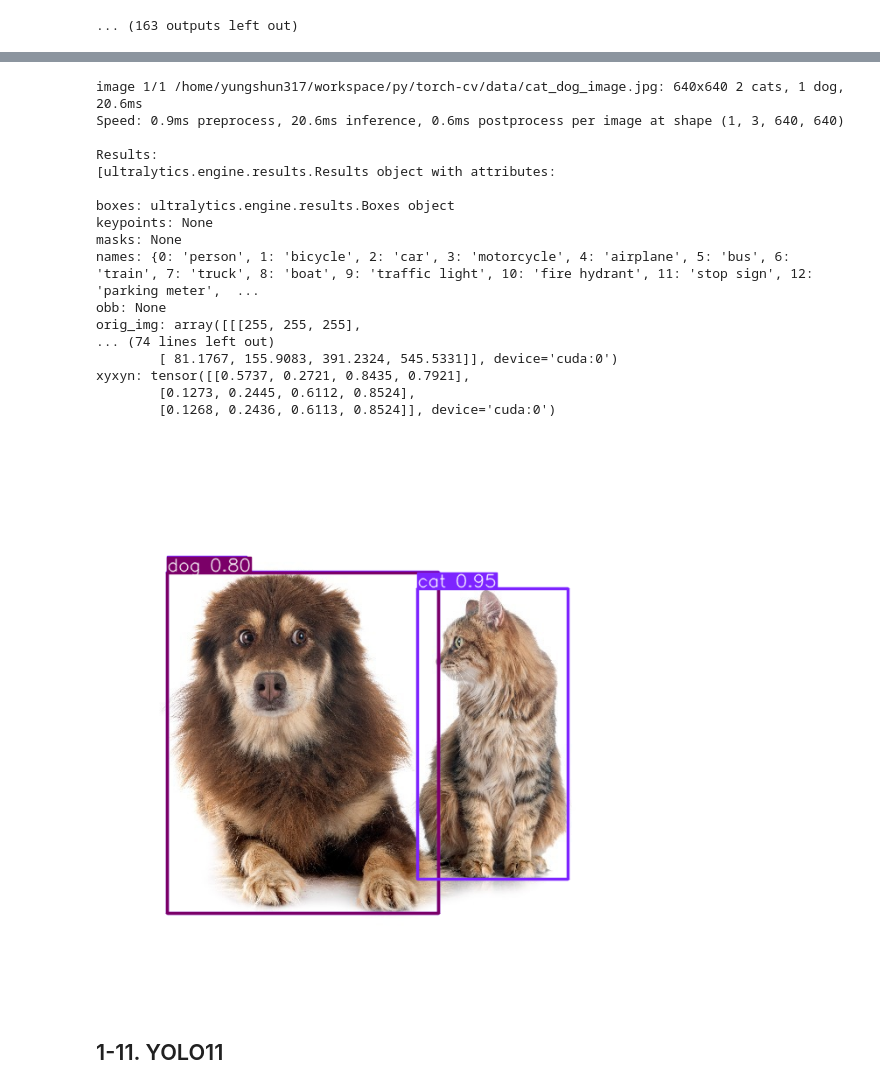
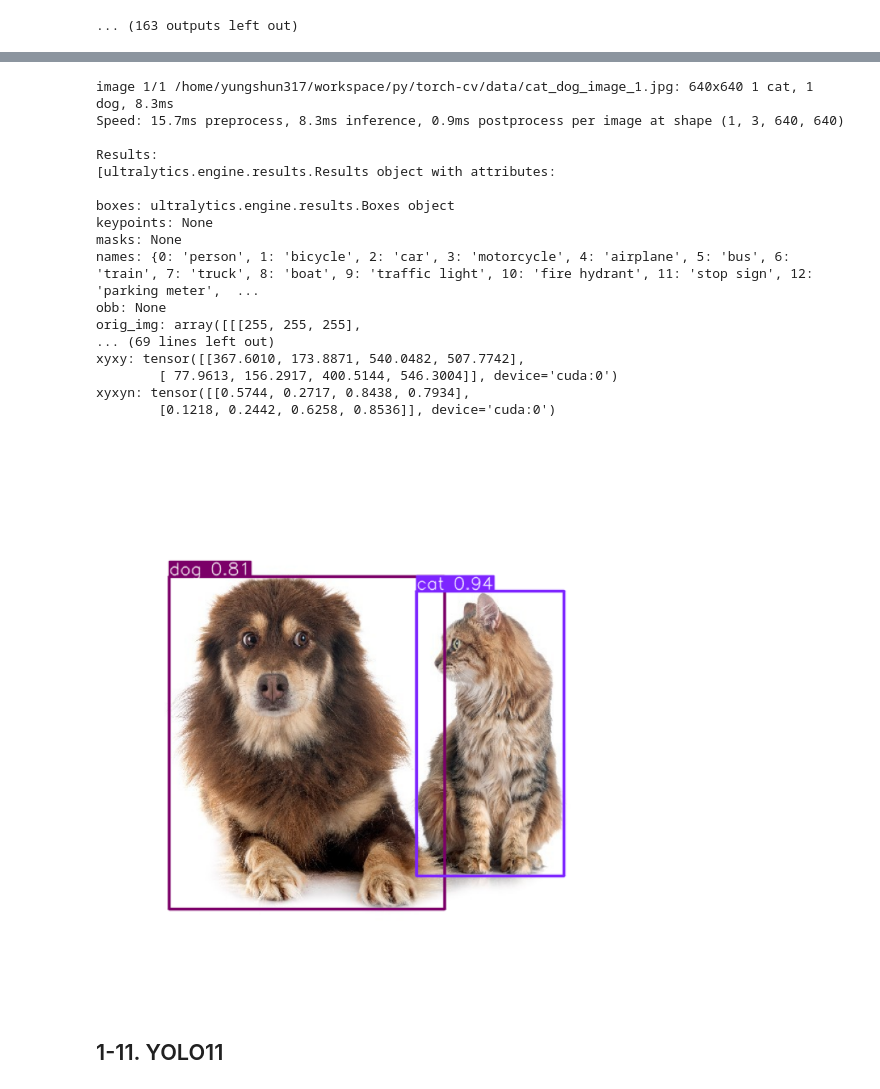
Before and after one commit to yungshun317/torch-cv, a Jupyter notebook: object_detection.ipynb, the cells around one changed output, grey strips where cells are left out. Saved outputs shown, nothing was run; the diff lists cells and outputs as text; code cells hidden in the pictures.

```diff
--- a/object_detection.ipynb
+++ b/object_detection.ipynb
@@ -297,38 +277,52 @@ mAP: 0.8168710535478982
 # %%
 # Prediction
-import torch, cv2
+import os, torch, cv2
 import matplotlib.pyplot as plt
 
-results = model("data/cat_dog_image.jpg")
+image_path = "data/cat_dog_image_1.jpg"
+results = yolov8m_model(image_path)
 print()
 print("Results:")
 print(results)
 print()
 
 for result in results:
     print("Boxes:")
     print(result.boxes)
-    result.show()
-    result.save(filename="outputs/result.jpg")
+
+    # result.show()
+    plt.figure(figsize=(10, 10))
+    plt.imshow(cv2.cvtColor(result.plot(), cv2.COLOR_BGR2RGB))
+    plt.axis('off')
+    plt.show()
+
+    # Display images with matplotlib
+    result.save(filename="outputs/cat_dog_image_result.jpg")
+
+    # print(image_path.split(os.path.sep)[-1])
+    # cat_dog_image.jpg
+    # print(os.path.splitext(image_path.split(os.path.sep)[-1])[0])
+    # cat_dog_image
+    result.save(filename=os.path.splitext("outputs/" + image_path.split(os.path.sep)[-1])[0] + "_" + yolov8m_model.model_name + "_result.jpg")
 # %% [output]
-image 1/1 /home/yungshun317/workspace/py/torch-cv/data/cat_dog_image.jpg: 640x640 2 cats, 1 dog, 20.6ms
-Speed: 0.9ms preprocess, 20.6ms inference, 0.6ms postprocess per image at shape (1, 3, 640, 640)
+image 1/1 /home/yungshun317/workspace/py/torch-cv/data/cat_dog_image_1.jpg: 640x640 1 cat, 1 dog, 8.3ms
+Speed: 15.7ms preprocess, 8.3ms inference, 0.9ms postprocess per image at shape (1, 3, 640, 640)
 
 Results:
 [ultralytics.engine.results.Results object with attributes:
 
 boxes: ultralytics.engine.results.Boxes object
 keypoints: None
 masks: None
 names: {0: 'person', 1: 'bicycle', 2: 'car', 3: 'motorcycle', 4: 'airplane', 5: 'bus', 6: 'train', 7: 'truck', 8: 'boat', 9: 'traffic light', 10: 'fire hydrant', 11: 'stop sign', 12: 'parking meter',  ...
 obb: None
 orig_img: array([[[255, 255, 255],
-... (74 lines left out)
-        [ 81.1767, 155.9083, 391.2324, 545.5331]], device='cuda:0')
-xyxyn: tensor([[0.5737, 0.2721, 0.8435, 0.7921],
-        [0.1273, 0.2445, 0.6112, 0.8524],
-        [0.1268, 0.2436, 0.6113, 0.8524]], device='cuda:0')
+... (69 lines left out)
+xyxy: tensor([[367.6010, 173.8871, 540.0482, 507.7742],
+        [ 77.9613, 156.2917, 400.5144, 546.3004]], device='cuda:0')
+xyxyn: tensor([[0.5744, 0.2717, 0.8438, 0.7934],
+        [0.1218, 0.2442, 0.6258, 0.8536]], device='cuda:0')
-[figure, old version]
+[figure, new version]
 # %% [markdown]
 ## 1-11. YOLO11
 # %%
```
Also changed, not shown: parts of 18 cells of this notebook, 1 other file.
